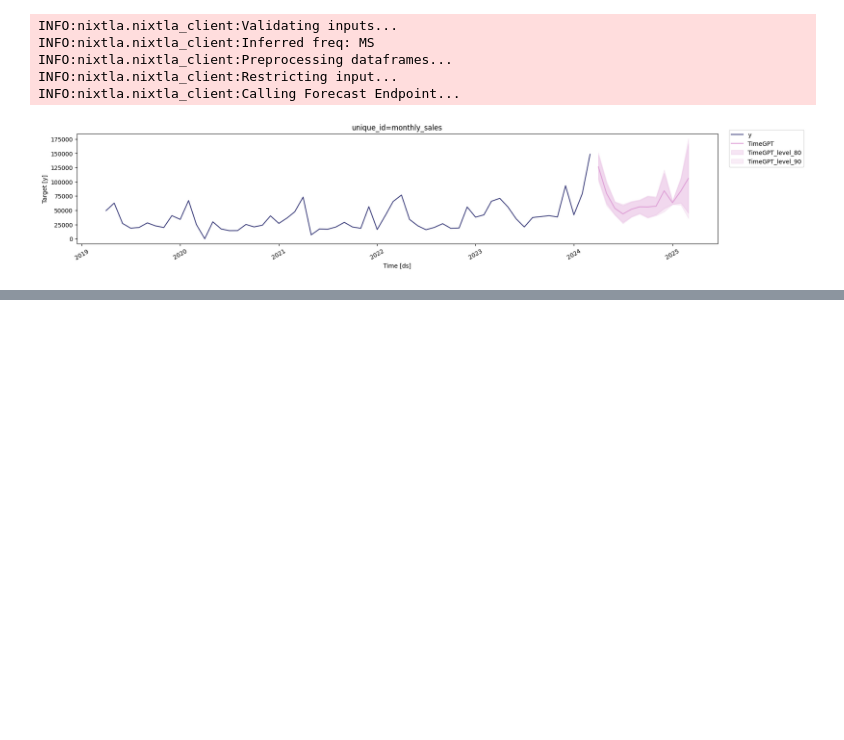
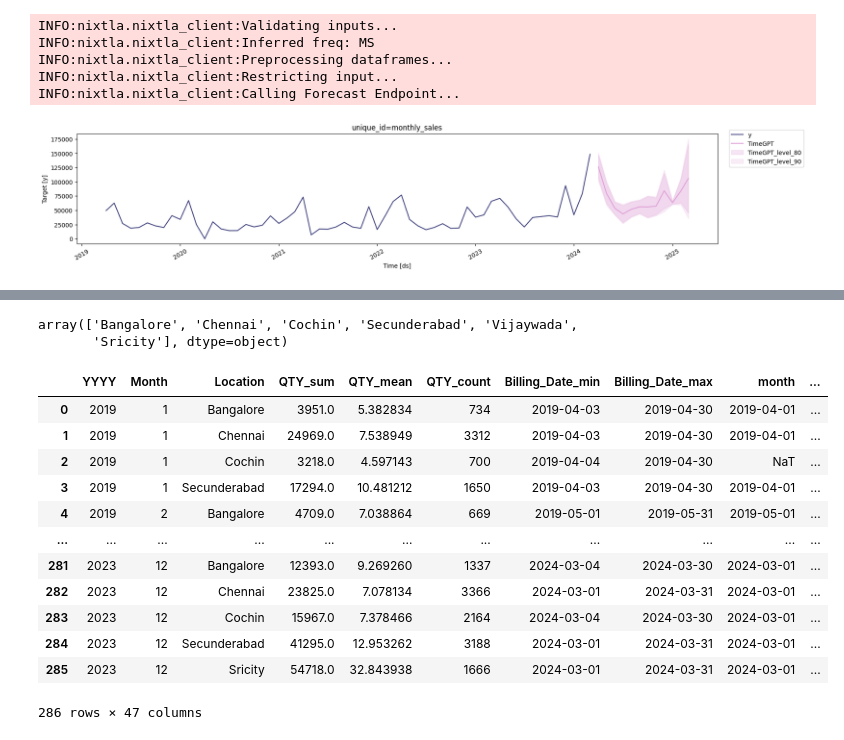
Before and after one commit to thesloppyguy/project_future_projection, a Jupyter notebook: rnd/Notebooks/MetaPipeline v1.ipynb, the cells around one changed output, grey strips where cells are left out. Cells and saved outputs as stored; diff of their text form; code cells hidden in the pictures; blank space fills up the shorter version.

```diff
--- a/rnd/Notebooks/MetaPipeline v1.ipynb
+++ b/rnd/Notebooks/MetaPipeline v1.ipynb
@@ -246,0 +290,15 @@ OW_API_KEY= "4e0855fd586a0596359d424a4ee07450"
+# %%
+# Load the weather data
+weather_df = pd.read_csv('../outputs/processed_weather_data/all_locations_monthly_stats.csv')
+
+# Convert month column to datetime and extract year and month
+weather_df['month'] = pd.to_datetime(weather_df['month'])
+weather_df['YYYY'] = weather_df['month'].dt.year
+weather_df['Month'] = weather_df['month'].dt.month
+
+print("Weather Data:")
+print(f"Shape: {weather_df.shape}")
+print(weather_df.head())
+print(f"\nWeather columns: {weather_df.columns.tolist()}")
+print(f"\nUnique locations in weather data: {weather_df['Location'].unique()}")
+print(f"Unique locations in sales data: {grouped_sales['Location'].unique()}")
@@ -246,0 +323,24 @@ OW_API_KEY= "4e0855fd586a0596359d424a4ee07450"
+# %%
+# Join the grouped sales data with weather data based on Location and Month
+merged_df = grouped_sales.merge(
+    weather_df,
+    on=['YYYY', 'Month', 'Location'],
+    how='left'
+)
+
+print("Merged Data:")
+print(f"Shape: {merged_df.shape}")
+print(f"Columns: {merged_df.columns.tolist()}")
+print("\nFirst few rows:")
+print(merged_df.head())
+
+# Check for missing values in the merged data
+print(f"\nMissing values in merged data:")
+print(merged_df.isnull().sum())
+
+# Check the overlap between sales and weather data
+print(f"\nData overlap analysis:")
+print(f"Sales data records: {len(grouped_sales)}")
+print(f"Weather data records: {len(weather_df)}")
+print(f"Merged data records: {len(merged_df)}")
+print(f"Records with weather data: {len(merged_df.dropna(subset=['temp_mean']))}")
@@ -246,0 +418,21 @@ OW_API_KEY= "4e0855fd586a0596359d424a4ee07450"
+# %%
+merged_df['Location'].unique()
+# %% [output]
+array(['Bangalore', 'Chennai', 'Cochin', 'Secunderabad', 'Vijaywada',
+       'Sricity'], dtype=object)
+# %%
+merged_df
+# %% [output]
+|  | YYYY | Month | Location | QTY_sum | QTY_mean | QTY_count | Billing_Date_min | Billing_Date_max | month | ... |
+| 0 | 2019 | 1 | Bangalore | 3951.0 | 5.382834 | 734 | 2019-04-03 | 2019-04-30 | 2019-04-01 | ... |
+| 1 | 2019 | 1 | Chennai | 24969.0 | 7.538949 | 3312 | 2019-04-03 | 2019-04-30 | 2019-04-01 | ... |
+| 2 | 2019 | 1 | Cochin | 3218.0 | 4.597143 | 700 | 2019-04-04 | 2019-04-30 | NaT | ... |
+| 3 | 2019 | 1 | Secunderabad | 17294.0 | 10.481212 | 1650 | 2019-04-03 | 2019-04-30 | 2019-04-01 | ... |
+| 4 | 2019 | 2 | Bangalore | 4709.0 | 7.038864 | 669 | 2019-05-01 | 2019-05-31 | 2019-05-01 | ... |
+| ... | ... | ... | ... | ... | ... | ... | ... | ... | ... | ... |
+| 281 | 2023 | 12 | Bangalore | 12393.0 | 9.269260 | 1337 | 2024-03-04 | 2024-03-30 | 2024-03-01 | ... |
+| 282 | 2023 | 12 | Chennai | 23825.0 | 7.078134 | 3366 | 2024-03-01 | 2024-03-31 | 2024-03-01 | ... |
+| 283 | 2023 | 12 | Cochin | 15967.0 | 7.378466 | 2164 | 2024-03-04 | 2024-03-30 | 2024-03-01 | ... |
+| 284 | 2023 | 12 | Secunderabad | 41295.0 | 12.953262 | 3188 | 2024-03-01 | 2024-03-31 | 2024-03-01 | ... |
+| 285 | 2023 | 12 | Sricity | 54718.0 | 32.843938 | 1666 | 2024-03-01 | 2024-03-31 | 2024-03-01 | ... |
+286 rows × 47 columns
```
Also changed, not shown: parts of 19 cells of this notebook, 49 other files.
